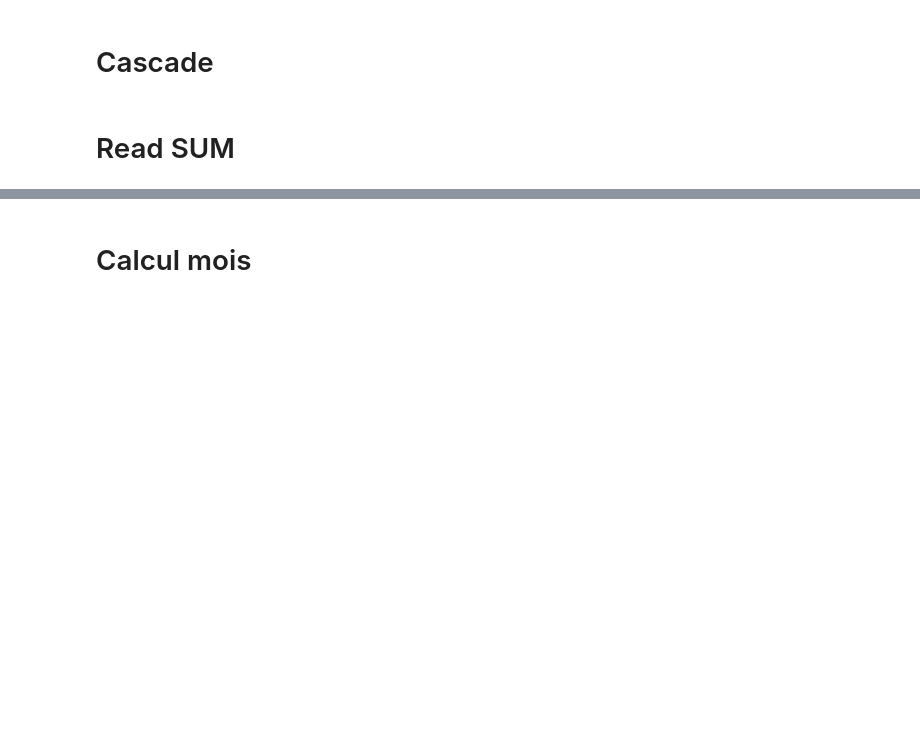
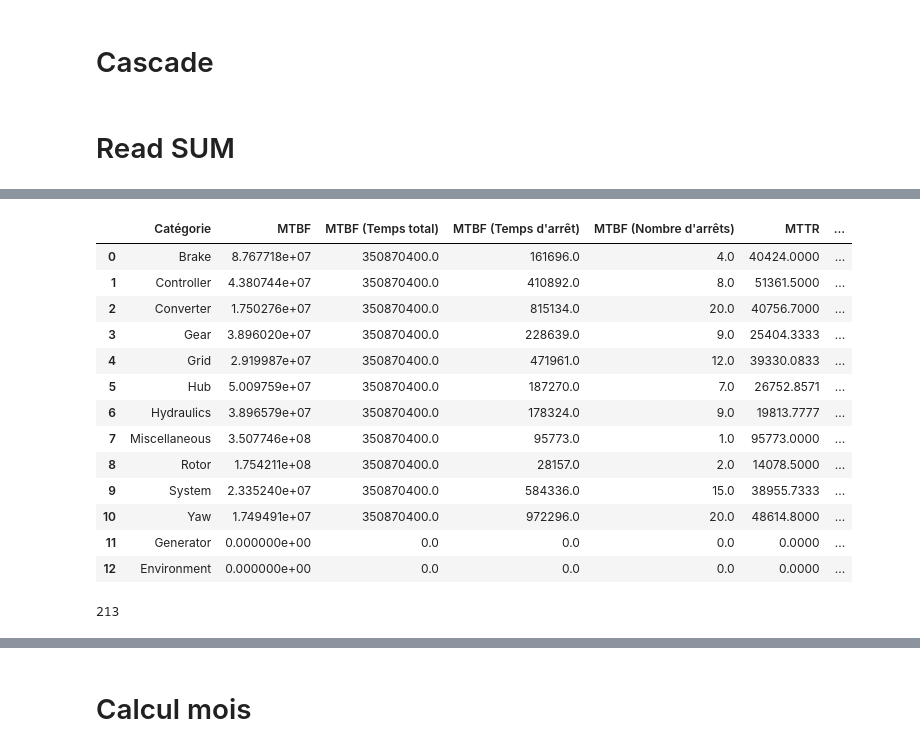
Before and after one commit to capem/TB-Performance, a Jupyter notebook: performance.ipynb, the cells around one changed output, grey strips where cells are left out. Saved outputs shown, nothing was run; the diff lists cells and outputs as text; code cells hidden in the pictures; blank space fills up the shorter version.

```diff
--- a/performance.ipynb
+++ b/performance.ipynb
@@ -124,0 +197,8 @@ def sqldate_to_datetime(column):
+# %%
+MTBF_MTTR_cat_prev_cumul = pd.read_excel(f'./input/{previous_period}/MTBF & MTTR cumul.xlsx')
+
+MTBF_MTTR_cat_prev_cumul.dropna(how='all', subset=['MTBF en j', 'MTTR en h'],inplace=True)
+
+MTBF_MTTR_cat_prev_cumul.rename(columns={'Catégorie Alarme': 'Catégorie'}, inplace=True)
+
+MTBF_MTTR_cat_prev_cumul
@@ -124,0 +238,22 @@ def sqldate_to_datetime(column):
+# %%
+MTBF_MTTR_cat_cumul = MTBF_MTTR_cat.merge(MTBF_MTTR_cat_prev_cumul, on=['Catégorie'], how='outer').fillna(0)
+MTBF_MTTR_cat_cumul
+# %% [output]
+|  | Catégorie | MTBF | MTBF (Temps total) | MTBF (Temps d'arrêt) | MTBF (Nombre d'arrêts) | MTTR | ... |
+| 0 | Brake | 8.767718e+07 | 350870400.0 | 161696.0 | 4.0 | 40424.0000 | ... |
+| 1 | Controller | 4.380744e+07 | 350870400.0 | 410892.0 | 8.0 | 51361.5000 | ... |
+| 2 | Converter | 1.750276e+07 | 350870400.0 | 815134.0 | 20.0 | 40756.7000 | ... |
+| 3 | Gear | 3.896020e+07 | 350870400.0 | 228639.0 | 9.0 | 25404.3333 | ... |
+| 4 | Grid | 2.919987e+07 | 350870400.0 | 471961.0 | 12.0 | 39330.0833 | ... |
+| 5 | Hub | 5.009759e+07 | 350870400.0 | 187270.0 | 7.0 | 26752.8571 | ... |
+| 6 | Hydraulics | 3.896579e+07 | 350870400.0 | 178324.0 | 9.0 | 19813.7777 | ... |
+| 7 | Miscellaneous | 3.507746e+08 | 350870400.0 | 95773.0 | 1.0 | 95773.0000 | ... |
+| 8 | Rotor | 1.754211e+08 | 350870400.0 | 28157.0 | 2.0 | 14078.5000 | ... |
+| 9 | System | 2.335240e+07 | 350870400.0 | 584336.0 | 15.0 | 38955.7333 | ... |
+| 10 | Yaw | 1.749491e+07 | 350870400.0 | 972296.0 | 20.0 | 48614.8000 | ... |
+| 11 | Generator | 0.000000e+00 | 0.0 | 0.0 | 0.0 | 0.0000 | ... |
+| 12 | Environment | 0.000000e+00 | 0.0 | 0.0 | 0.0 | 0.0000 | ... |
+# %%
+len(pd.date_range(f'{period_year}-01-01', f'{lastday_period}', freq='D'))
+# %% [output]
+213
```
Also changed, not shown: parts of 78 cells of this notebook.
